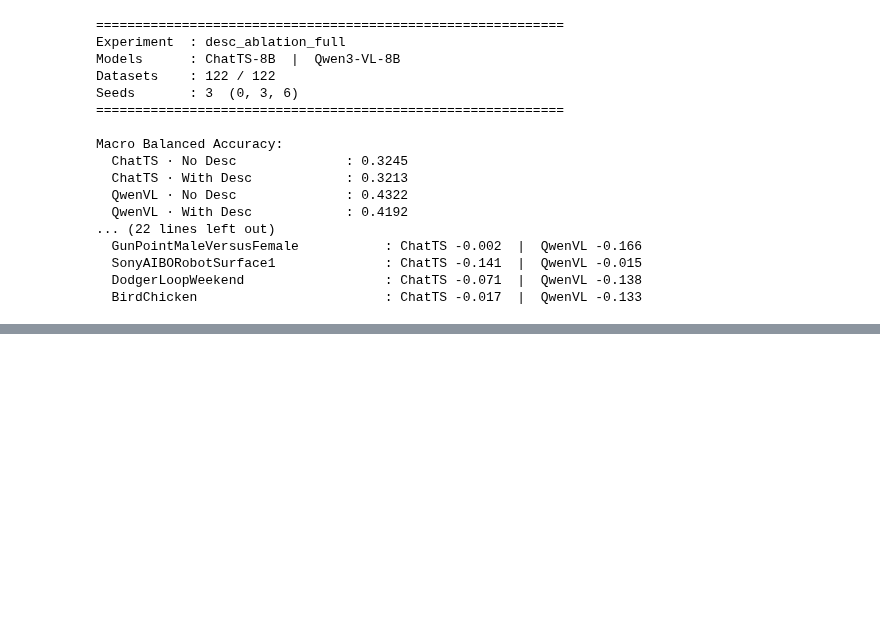
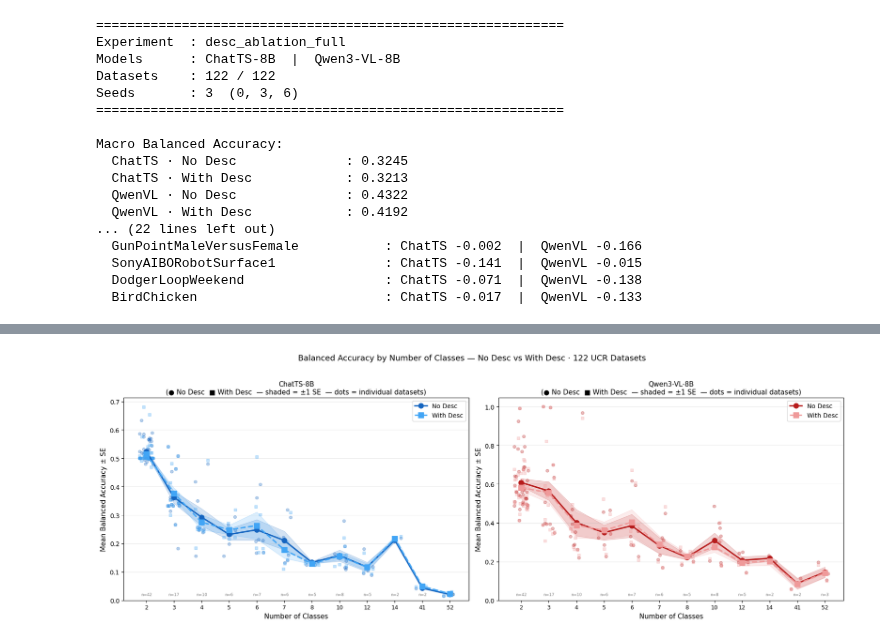
Before and after one commit to aviramom/ts-icl, a Jupyter notebook: icl_results/desc_ablation_full_comparison.ipynb, the cells around one changed output, grey strips where cells are left out. Saved outputs shown, nothing was run; the diff lists cells and outputs as text; code cells hidden in the pictures; blank space fills up the shorter version.

```diff
--- a/icl_results/desc_ablation_full_comparison.ipynb
+++ b/icl_results/desc_ablation_full_comparison.ipynb
@@ -69,7 +69,7 @@ METRIC_KEYS = ["balanced_accuracy", "f1_macro", "f1_weighted",
                "num_of_classes", "total_test_size", "flawed_count", "flawed_percentage"]
 
 CACHE_PATH    = Path("cache_desc_ablation_full.parquet")
-FORCE_REFRESH = True   # flip to True when new runs finish
+FORCE_REFRESH = False   # flip to True when new runs finish
 
 def get_val(cfg, summary, key):
     return summary.get(key, cfg.get(key))
@@ -1067,0 +1077,78 @@ Macro Balanced Accuracy:
+# %%
+# ── Figure 1: Balanced Accuracy by Number of Classes (2 models × 2 conditions) ──
+
+# Rebuild per-dataset table with num_classes
+tbl_nc = mean_p.drop(index="Macro Avg", errors="ignore").copy()
+n_classes_map = (
+    finished.groupby("task")["num_of_classes"]
+    .median().round().dropna().astype(int)
+)
+tbl_nc["Num Classes"] = n_classes_map
+
+model_triples = [
+    (COND_CHATTS_NO, COND_CHATTS_WITH, "ChatTS-8B",   "#1565C0", "#42A5F5"),
+    (COND_VL_NO,     COND_VL_WITH,     "Qwen3-VL-8B", "#B71C1C", "#EF9A9A"),
+]
+
+fig, axes = plt.subplots(1, 2, figsize=(17, 6))
+
+for ax, (cond_no, cond_with, model_label, c_no, c_with) in zip(axes, model_triples):
+    paired = tbl_nc[[cond_no, cond_with, "Num Classes"]].dropna()
+    nc_counts = paired["Num Classes"].value_counts()
+
+    # Only class counts represented by ≥2 datasets (SE is meaningful)
+    valid_nc = sorted(nc_counts[nc_counts >= 2].index.tolist())
+    x_pos = np.arange(len(valid_nc))
+
+    means_no, means_with, stes_no, stes_with, ns = [], [], [], [], []
+    for nc in valid_nc:
+        sub = paired[paired["Num Classes"] == nc]
+        means_no.append(sub[cond_no].mean())
+        means_with.append(sub[cond_with].mean())
+        stes_no.append(sub[cond_no].sem())
+        stes_with.append(sub[cond_with].sem())
+        ns.append(len(sub))
+
+    means_no,   means_with   = np.array(means_no),   np.array(means_with)
+    stes_no,    stes_with    = np.array(stes_no),     np.array(stes_with)
+
+    # Individual dataset scatter (jittered)
+    rng = np.random.default_rng(0)
+    for xi, nc in enumerate(valid_nc):
+        sub = paired[paired["Num Classes"] == nc]
+        j = rng.uniform(-0.25, 0.25, len(sub))
+        ax.scatter(x_pos[xi] + j, sub[cond_no].values,   color=c_no,   alpha=0.30, s=22, zorder=2)
+        ax.scatter(x_pos[xi] + j, sub[cond_with].values, color=c_with, alpha=0.30, s=22, marker="s", zorder=2)
+
+    # ±1 SE bands
+    ax.fill_between(x_pos, means_no   - stes_no,   means_no   + stes_no,   alpha=0.18, color=c_no)
+    ax.fill_between(x_pos, means_with - stes_with, means_with + stes_with, alpha=0.18, color=c_with)
+
+    # Mean lines
+    ax.plot(x_pos, means_no,   "o-",  color=c_no,   lw=2.3, ms=8, label="No Desc",   zorder=5)
+    ax.plot(x_pos, means_with, "s--", color=c_with, lw=2.3, ms=8, label="With Desc", zorder=5)
+
+    # n= dataset count labels (x in data coords, y in axes fraction via transform)
+    for xi, (nc, n) in enumerate(zip(valid_nc, ns)):
+        ax.text(xi, 0.02, f"n={n}", ha="center", va="bottom", fontsize=6.5,
+                color="gray", transform=ax.get_xaxis_transform())
+
+    ax.set_xlabel("Number of Classes", fontsize=11)
+    ax.set_ylabel("Mean Balanced Accuracy ± SE", fontsize=11)
+    ax.set_title(f"{model_label}\n(● No Desc  ■ With Desc  — shaded = ±1 SE  — dots = individual datasets)", fontsize=11)
+    ax.set_xticks(x_pos)
+    ax.set_xticklabels([str(nc) for nc in valid_nc], fontsize=9)
+    ax.set_ylim(bottom=0)
+    ax.legend(fontsize=10)
+    ax.grid(True, alpha=0.25, axis="y")
+
+plt.suptitle(
+    "Balanced Accuracy by Number of Classes — No Desc vs With Desc · 122 UCR Datasets",
+    fontsize=13, y=1.02
+)
+plt.tight_layout()
+plt.savefig("ucr_acc_by_nclasses.png", dpi=150, bbox_inches="tight")
+plt.show()
+print("Saved → ucr_acc_by_nclasses.png")
+# %% [output]
+[figure, added]
```
Also changed, not shown: parts of 5 cells of this notebook, 14 other files.
